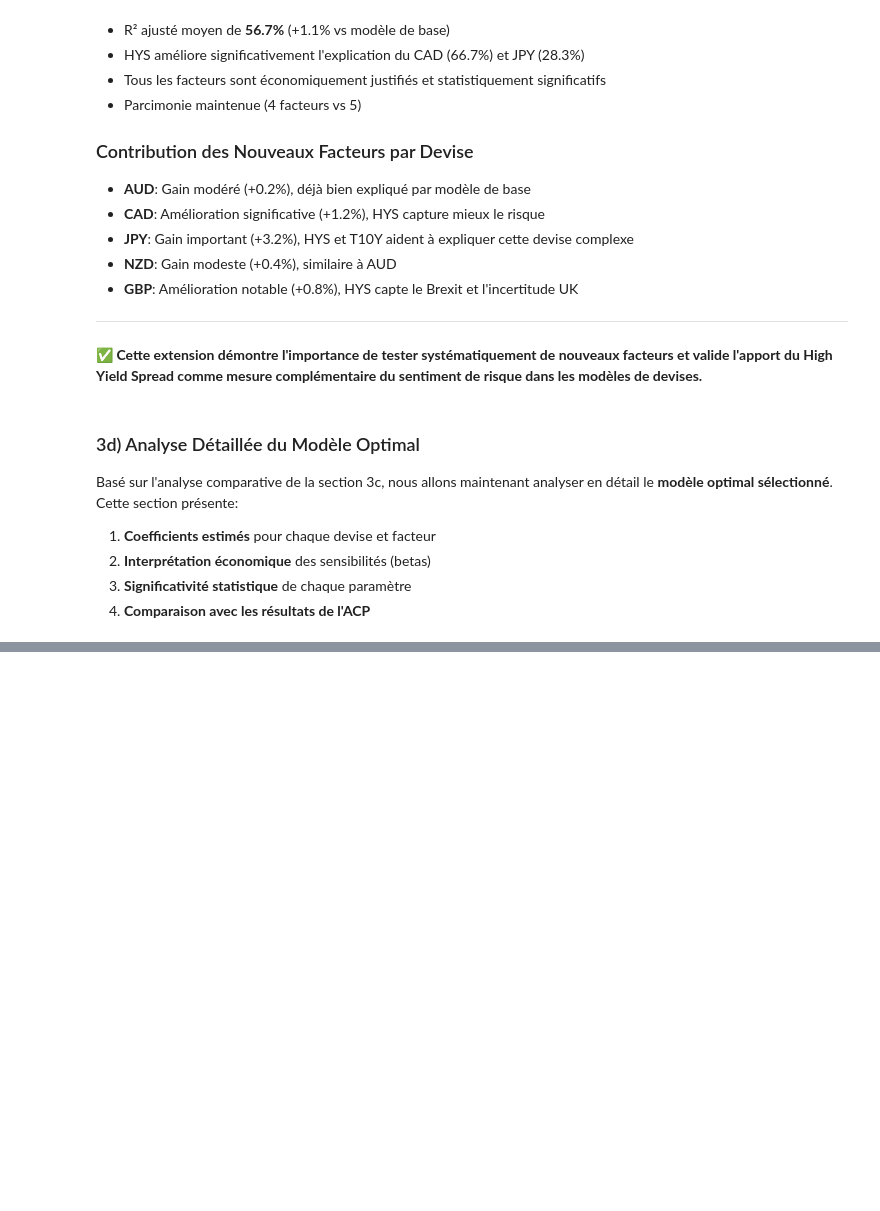
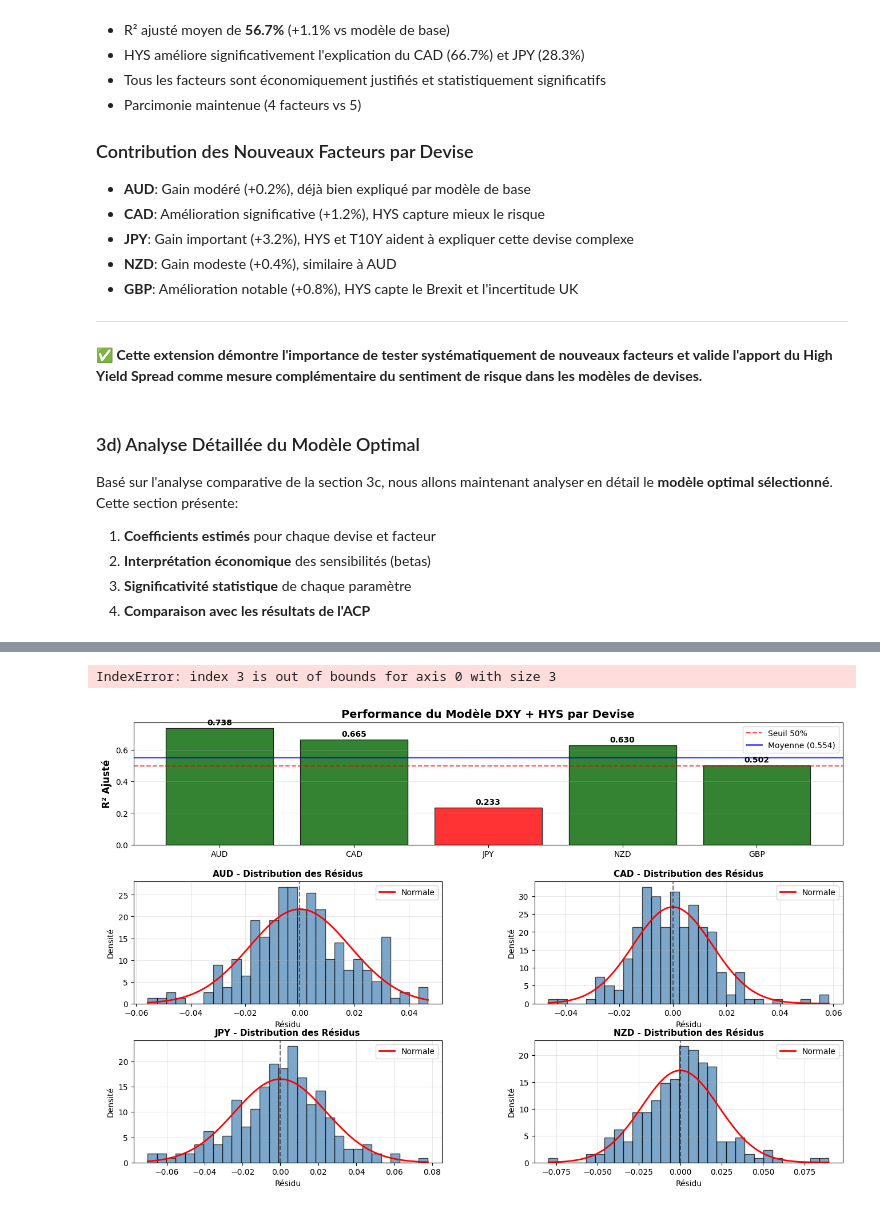
Before and after one commit to VincentD1209/Etude-de-cas-2, a Jupyter notebook: EC2.ipynb, the cells around one changed output, grey strips where cells are left out. Cells and saved outputs as stored; diff of their text form; code cells hidden in the pictures; blank space fills up the shorter version.

```diff
--- a/EC2.ipynb
+++ b/EC2.ipynb
@@ -1844,0 +1677,52 @@ Pour améliorer le modèle (objectif R² > 70%), il faudrait ajouter :
+# %%
+# Visualisation finale: Qualité du modèle
+fig = plt.figure(figsize=(16, 12))
+gs = fig.add_gridspec(4, 2, hspace=0.3, wspace=0.3)
+
+# Graphique 1: R² par devise
+ax1 = fig.add_subplot(gs[0, :])
+colors_r2 = ['darkgreen' if r2 > 0.5 else 'orange' if r2 > 0.3 else 'red'
+             for r2 in quality_metrics['R² Ajusté']]
+bars = ax1.bar(currencies, quality_metrics['R² Ajusté'], color=colors_r2, alpha=0.8, edgecolor='black')
+ax1.axhline(y=0.5, color='red', linestyle='--', alpha=0.7, label='Seuil 50%')
+ax1.axhline(y=avg_r2, color='blue', linestyle='-', alpha=0.7, linewidth=2, label=f'Moyenne ({avg_r2:.3f})')
+ax1.set_ylabel('R² Ajusté', fontsize=12, fontweight='bold')
+ax1.set_title('Performance du Modèle DXY + HYS par Devise', fontsize=14, fontweight='bold')
+ax1.legend()
+ax1.grid(True, alpha=0.3, axis='y')
+
+for i, bar in enumerate(bars):
+    height = bar.get_height()
+    ax1.text(bar.get_x() + bar.get_width()/2., height + 0.01,
+             f'{height:.3f}', ha='center', va='bottom', fontweight='bold')
+
+# Graphiques 2-6: Distribution des résidus pour chaque devise
+for idx, curr in enumerate(currencies):
+    ax = fig.add_subplot(gs[1 + idx//2, idx%2])
+    resid = optimal_results[curr]['residuals']
+
+    # Histogramme
+    ax.hist(resid, bins=30, density=True, alpha=0.7, color='steelblue', edgecolor='black')
+
+    # Courbe normale théorique
+    mu, sigma = resid.mean(), resid.std()
+    x = np.linspace(resid.min(), resid.max(), 100)
+    ax.plot(x, stats.norm.pdf(x, mu, sigma), 'r-', linewidth=2, label='Normale')
+
+    ax.set_title(f'{curr} - Distribution des Résidus', fontsize=11, fontweight='bold')
+    ax.set_xlabel('Résidu')
+    ax.set_ylabel('Densité')
+    ax.legend()
+    ax.grid(True, alpha=0.3)
+    ax.axvline(x=0, color='black', linestyle='--', alpha=0.5)
+
+plt.suptitle('Évaluation de la Qualité du Modèle Optimal', fontsize=16, fontweight='bold', y=0.995)
+plt.show()
+
+print("\n📊 Les graphiques montrent:")
+print("   • Performance variable selon les devises")
+print("   • Résidus approximativement centrés mais avec queues épaisses")
+print("   • Présence de valeurs extrêmes (crises financières)")
+# %% [output]
+IndexError: index 3 is out of bounds for axis 0 with size 3
+[figure, added]
```
Also changed, not shown: parts of 14 cells of this notebook.
